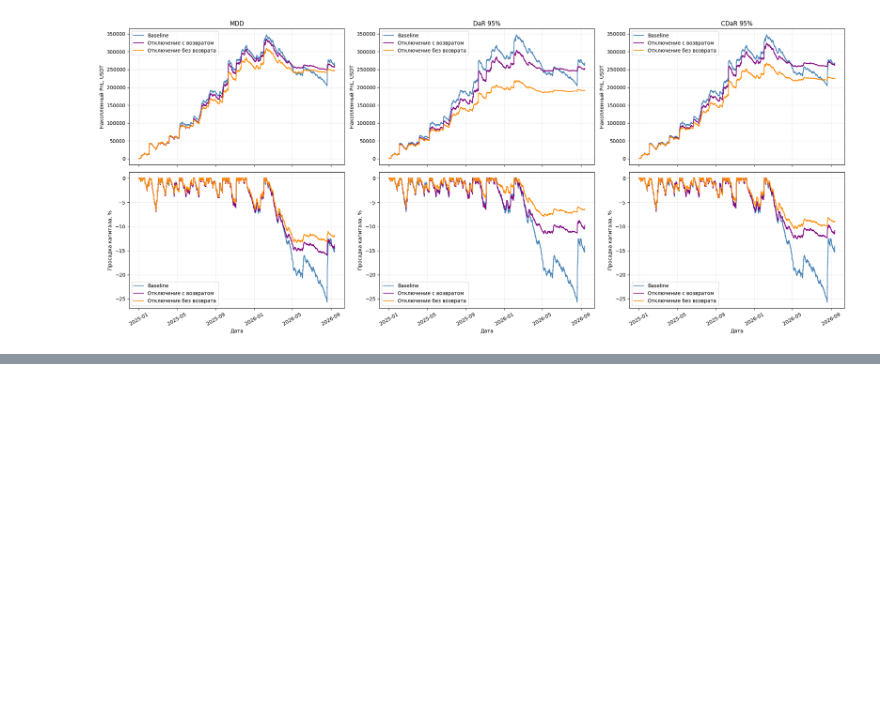
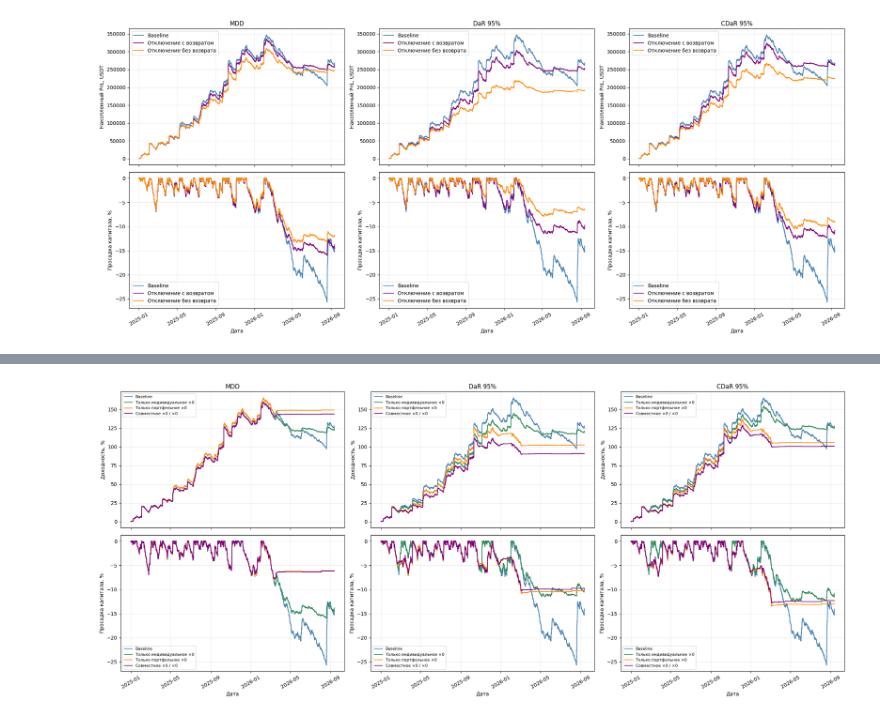
Before and after one commit to NikitaDzigurda/trading-strategy-risk-analysis, a Jupyter notebook: notebooks/03_drawdown_risk_management.ipynb, the cells around one changed output, grey strips where cells are left out. Saved outputs shown, nothing was run; the diff lists cells and outputs as text; code cells hidden in the pictures; blank space fills up the shorter version.

```diff
--- a/notebooks/03_drawdown_risk_management.ipynb
+++ b/notebooks/03_drawdown_risk_management.ipynb
@@ -675,0 +726,39 @@ plt.show()
+# %%
+def plot_control_comparison(groups):
+    fig, axes = plt.subplots(2, len(groups), figsize=(21, 9), sharex=True, squeeze=False)
+    for col, (metric, variants) in enumerate(groups.items()):
+        for portfolio, result, method, label, color in variants:
+            opening = result.loc[method, 'Start_USDT']
+            equity = pd.concat([
+                pd.Series([opening], index=[evaluation_start]),
+                portfolio['equity'].loc[
+                    (portfolio['equity'].index >= evaluation_start) &
+                    (portfolio['equity'].index < evaluation_end + pd.Timedelta(days=1)), method]
+            ])
+            returns = (equity / opening - 1) * 100
+            drawdown = (equity / equity.cummax() - 1) * 100
+            axes[0, col].step(returns.index, returns, where='post', label=label, color=color)
+            axes[1, col].step(drawdown.index, drawdown, where='post', label=label, color=color)
+        axes[0, col].set(title=metric, ylabel='Доходность, %')
+        axes[1, col].set(ylabel='Просадка капитала, %', xlabel='Дата')
+        axes[1, col].xaxis.set_major_locator(mdates.MonthLocator(interval=4))
+        axes[1, col].xaxis.set_major_formatter(mdates.DateFormatter('%Y-%m'))
+        axes[1, col].tick_params(axis='x', rotation=30)
+        for ax in axes[:, col]:
+            ax.legend(fontsize=8)
+    plt.tight_layout()
+    plt.show()
+    plt.close(fig)
+
+hypothesis5_plot_groups = {metric: [
+    (cash_portfolio, cash_evaluation_summary, 'Baseline', 'Baseline', 'steelblue'),
+    (hypothesis3_portfolio, hypothesis3_summary, f'{metric} 1→0',
+     'Только индивидуальное ×0', 'seagreen'),
+    (portfolio_control, portfolio_control_summary, f'Portfolio {metric} 1→0',
+     'Только портфельное ×0', 'darkorange'),
+    (hypothesis5_portfolio, hypothesis5_summary, hypothesis5_portfolio['method_by_metric'][metric],
+     'Совместное ×0 / ×0', 'purple')
+] for metric in portfolio_thresholds.index}
+plot_control_comparison(hypothesis5_plot_groups)
+# %% [output]
+[figure, added]
```
Also changed, not shown: parts of 46 cells of this notebook.
